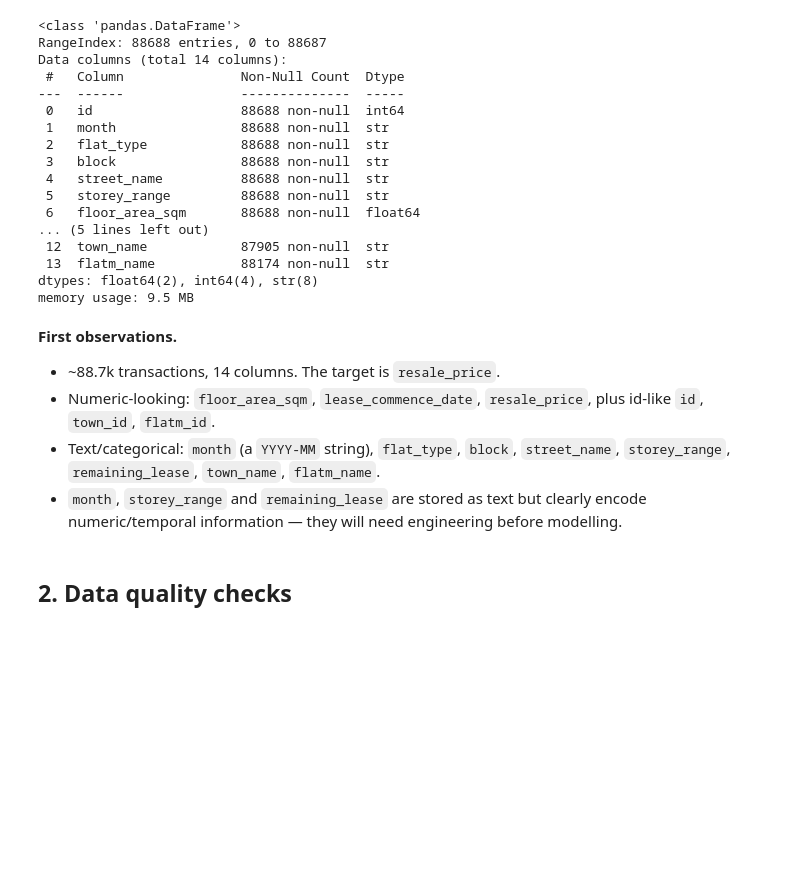
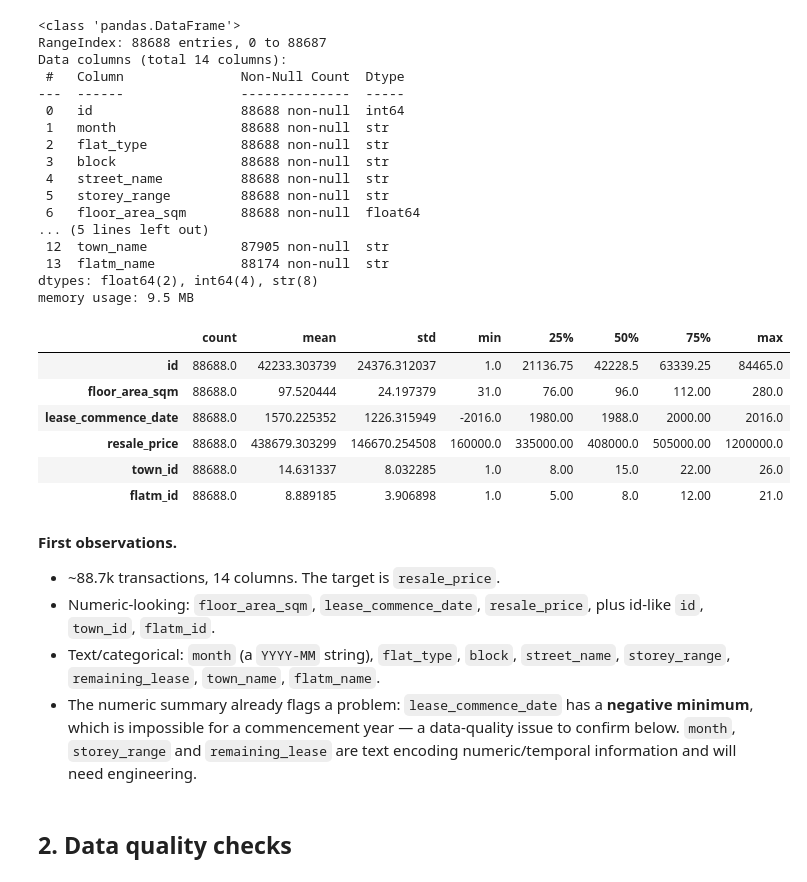
Before and after one commit to tecksiang93ai-png/regression-end-to-end, a Jupyter notebook: eda.ipynb, the cells around one changed output. Saved outputs shown, nothing was run; the diff lists cells and outputs as text; code cells hidden in the pictures; blank space fills up the shorter version.

```diff
--- a/eda.ipynb
+++ b/eda.ipynb
@@ -60,6 +66,17 @@ Data columns (total 14 columns):
  13  flatm_name           88174 non-null  str
 dtypes: float64(2), int64(4), str(8)
 memory usage: 9.5 MB
+# %%
+# Early numeric summary — spot suspicious ranges (e.g. negative years) before cleaning.
+df.describe().T
+# %% [output]
+|  | count | mean | std | min | 25% | 50% | 75% | max |
+| id | 88688.0 | 42233.303739 | 24376.312037 | 1.0 | 21136.75 | 42228.5 | 63339.25 | 84465.0 |
+| floor_area_sqm | 88688.0 | 97.520444 | 24.197379 | 31.0 | 76.00 | 96.0 | 112.00 | 280.0 |
+| lease_commence_date | 88688.0 | 1570.225352 | 1226.315949 | -2016.0 | 1980.00 | 1988.0 | 2000.00 | 2016.0 |
+| resale_price | 88688.0 | 438679.303299 | 146670.254508 | 160000.0 | 335000.00 | 408000.0 | 505000.00 | 1200000.0 |
+| town_id | 88688.0 | 14.631337 | 8.032285 | 1.0 | 8.00 | 15.0 | 22.00 | 26.0 |
+| flatm_id | 88688.0 | 8.889185 | 3.906898 | 1.0 | 5.00 | 8.0 | 12.00 | 21.0 |
 # %% [markdown]
 **First observations.**
 
@@ -68,8 +85,10 @@ memory usage: 9.5 MB
   `id`, `town_id`, `flatm_id`.
 - Text/categorical: `month` (a `YYYY-MM` string), `flat_type`, `block`, `street_name`,
   `storey_range`, `remaining_lease`, `town_name`, `flatm_name`.
-- `month`, `storey_range` and `remaining_lease` are stored as text but clearly encode
-  numeric/temporal information — they will need engineering before modelling.
+- The numeric summary already flags a problem: `lease_commence_date` has a **negative
+  minimum**, which is impossible for a commencement year — a data-quality issue to confirm
+  below. `month`, `storey_range` and `remaining_lease` are text encoding numeric/temporal
+  information and will need engineering.
 # %% [markdown]
 ## 2. Data quality checks
 # %%
```
Also changed, not shown: parts of 26 cells of this notebook, 14 other files.
